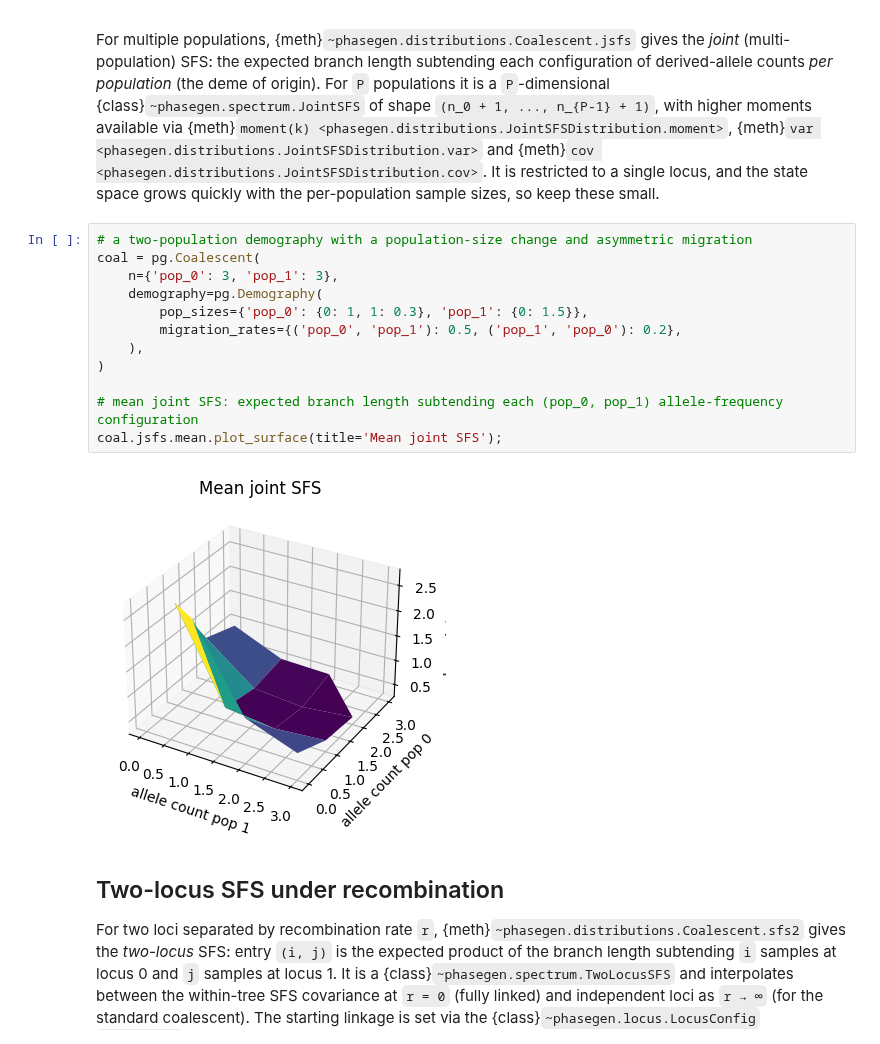
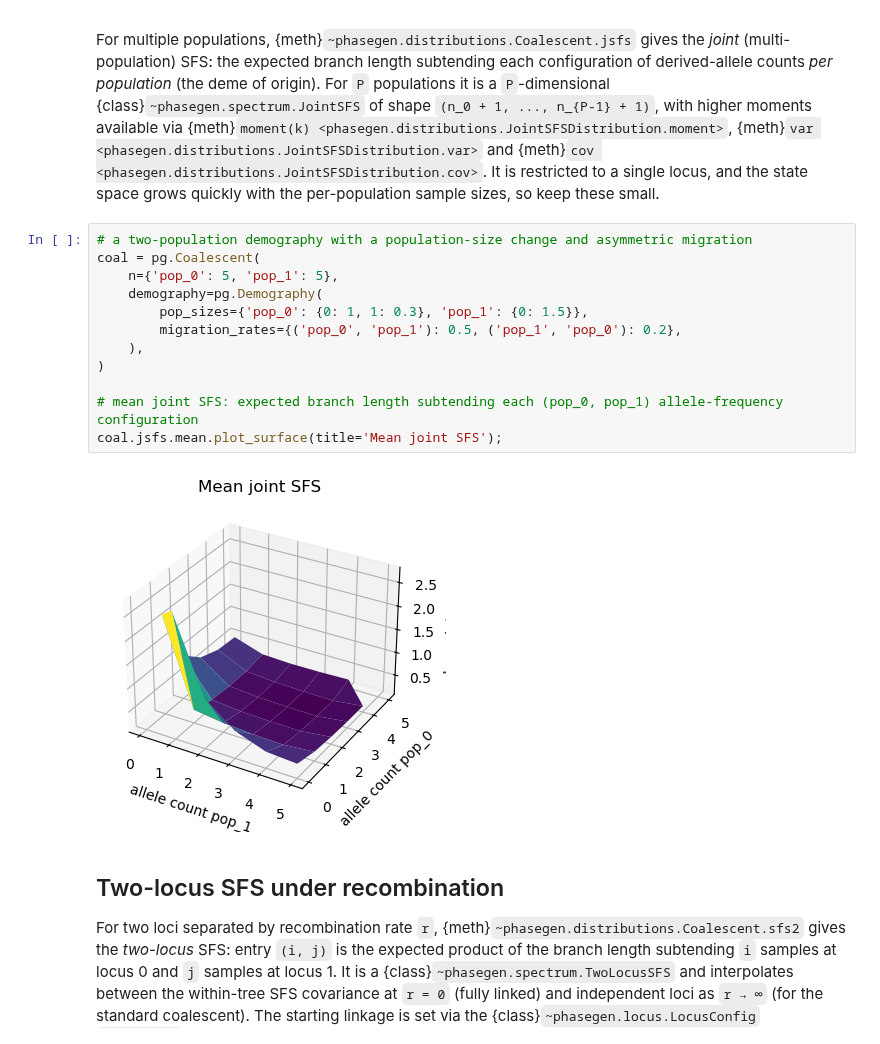
Before and after one commit to Sendrowski/PhaseGen, a Jupyter notebook: docs/reference/Python/spectra.ipynb, the cells around one changed output. Cells and saved outputs as stored; diff of their text form.

```diff
--- a/docs/reference/Python/spectra.ipynb
+++ b/docs/reference/Python/spectra.ipynb
@@ -13,17 +20,17 @@ For multiple populations, {meth}`~phasegen.distributions.Coalescent.jsfs` gives
 # %%
 # a two-population demography with a population-size change and asymmetric migration
 coal = pg.Coalescent(
-    n={'pop_0': 3, 'pop_1': 3},
+    n={'pop_0': 5, 'pop_1': 5},
     demography=pg.Demography(
         pop_sizes={'pop_0': {0: 1, 1: 0.3}, 'pop_1': {0: 1.5}},
         migration_rates={('pop_0', 'pop_1'): 0.5, ('pop_1', 'pop_0'): 0.2},
     ),
 )
 
 # mean joint SFS: expected branch length subtending each (pop_0, pop_1) allele-frequency configuration
 coal.jsfs.mean.plot_surface(title='Mean joint SFS');
 # %% [output]
-[figure, old version]
+[figure, new version]
 # %% [markdown]
 ## Two-locus SFS under recombination
 For two loci separated by recombination rate ``r``, {meth}`~phasegen.distributions.Coalescent.sfs2` gives the *two-locus* SFS: entry ``(i, j)`` is the expected product of the branch length subtending ``i`` samples at locus 0 and ``j`` samples at locus 1. It is a {class}`~phasegen.spectrum.TwoLocusSFS` and interpolates between the within-tree SFS covariance at ``r = 0`` (fully linked) and independent loci as ``r → ∞`` (for the standard coalescent). The starting linkage is set via the {class}`~phasegen.locus.LocusConfig` ``n_unlinked``. A single population is supported, and the state space grows quickly with the sample size.
```
Also changed, not shown: parts of 1 cell of this notebook, 19 other files.
